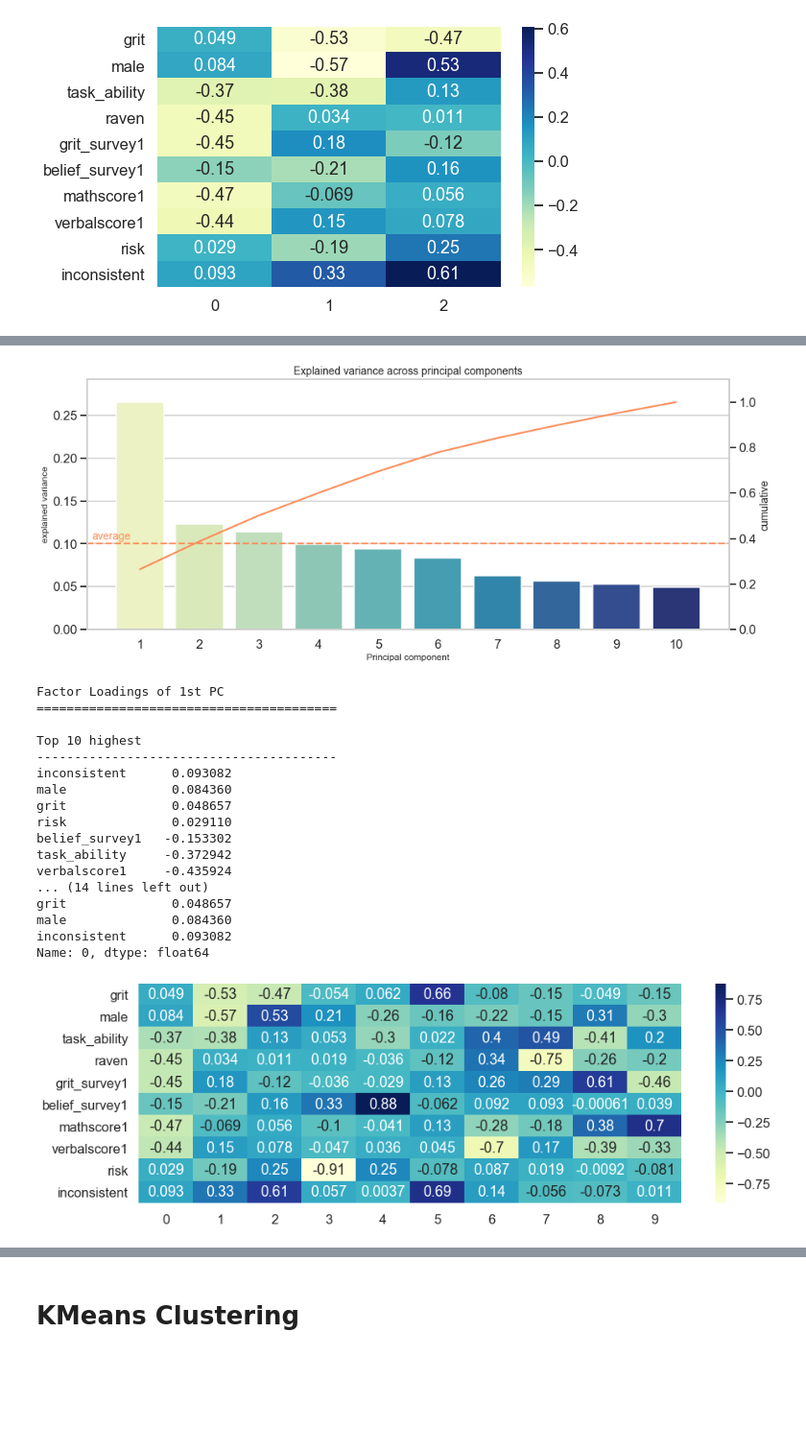
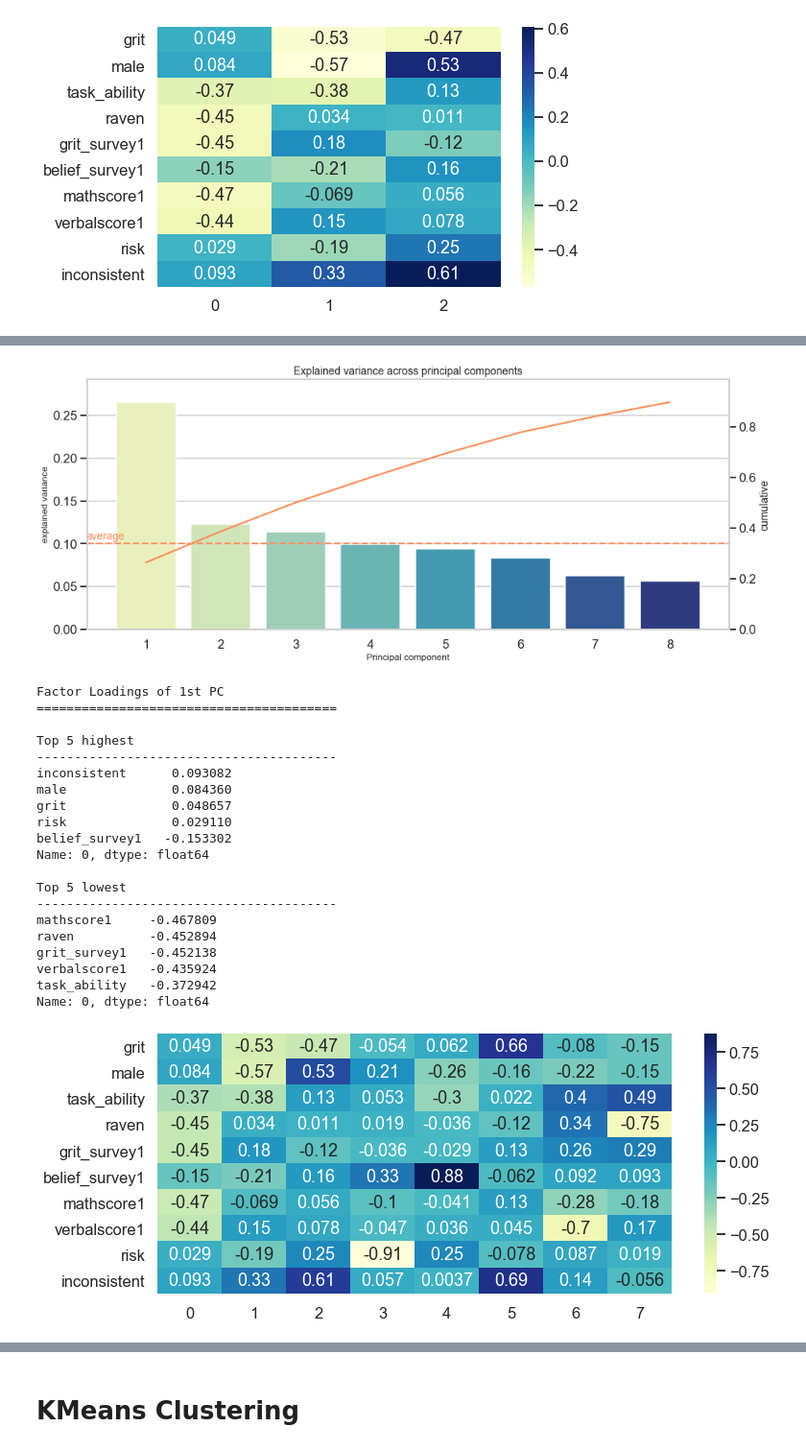
Before and after one commit to philippschmalen/Code-snippets, a Jupyter notebook: PCA_workflow.ipynb, the cells around one changed output, grey strips where cells are left out. Shown at 96% size. Saved outputs shown, nothing was run; the diff lists cells and outputs as text; code cells hidden in the pictures; blank space fills up the shorter version.

```diff
--- a/PCA_workflow.ipynb
+++ b/PCA_workflow.ipynb
@@ -223,6 +265,6 @@ Name: 0, dtype: float64
 # %%
 # Plot heatmap
-size_yaxis = round(X_raw.shape[1] * 0.5)
+size_yaxis = round(X_std.shape[1] * 0.5)
 
 fig, ax = plt.subplots(figsize=(8,size_yaxis))
 sns.heatmap(df_c.iloc[:,:top_pc], annot=True, cmap="YlGnBu", ax=ax)
@@ -235,5 +289,6 @@ plt.show()
 # %%
 import pandas as pd
+import numpy as np
 from sklearn.decomposition import PCA
 
 #plots
@@ -242,8 +297,9 @@ import seaborn as sns
 sns.set_style("whitegrid")
 sns.set_context("talk")
 
-def do_pca(data_std, feature_names, top_k=10, top_pc=10):
-    """Conduct a PCA on standardized data. Show scree plot and heatmap factor loadings
+def do_pca(data_std, feature_names=None, top_k=10, top_pc=10):
+    """Conduct a PCA on standardized data. Show scree plot and heatmap of factor loadings.
+        Returns a PCA object and the PCA tranformation of the data.
 
     Input
         data_std: dataframe containing standardized data
@@ -254,12 +310,20 @@ def do_pca(data_std, feature_names, top_k=10, top_pc=10):
     Return
         tuple: (pca object, pca transformation)
     """
+    # store feature names if not given
+    if feature_names is None:
+        feature_names = list(data_std.columns)
 
+    #---------------
+    ### 1.
     # initialize and compute pca
     pca = PCA()
-    X_pca = pca.fit_transform(X_std)
+    X_pca = pca.fit_transform(data_std)
 
-    ## PRINT BASIC INFO
+
+    #---------------
+    ### 2.
+    # print explained variance for each component
     n_components = len(pca.explained_variance_ratio_)
     explained_variance = pca.explained_variance_ratio_
     cum_explained_variance = np.cumsum(explained_variance)
@@ -281,11 +345,11 @@ def do_pca(data_std, feature_names, top_k=10, top_pc=10):
     print('-'*40)
 
 
-
-    ## SCREE PLOT: Explained variance
+    #---------------
+    ### 3.
+    # Explained variance plot (scree plot)
     df_explained_variance_limited = df_explained_variance.iloc[:top_pc,:]
 
-    #make scree plot
     fig, ax1 = plt.subplots(figsize=(15,6))
 
     ax1.set_title('Explained variance across principal components', fontsize=14)
@@ -300,7 +364,8 @@ def do_pca(data_std, feature_names, top_k=10, top_pc=10):
     ax2 = sns.lineplot(x=idx[:top_pc]-1, y='cumulative', data=df_explained_variance_limited, color='#fc8d59')
 
     ax1.axhline(mean_explained_variance, ls='--', color='#fc8d59') #plot mean
-    ax1.text(-.8, mean_explained_variance+(mean_explained_variance*.05), "average", color='#fc8d59', fontsize=14) #label y axis
+    #label y axis
+    ax1.text(-.8, mean_explained_variance+(mean_explained_variance*.05), "average", color='#fc8d59', fontsize=14)
 
     max_y1 = max(df_explained_variance_limited.iloc[:,0])
     max_y2 = max(df_explained_variance_limited.iloc[:,1])
@@ -310,10 +375,9 @@ def do_pca(data_std, feature_names, top_k=10, top_pc=10):
     plt.show()
 
 
-
-
-    ## FACTOR LOADINGS
-    # df factor loadings
+    #---------------
+    ### 4.
+    # Correlations of features with components
     df_c = pd.DataFrame(pca.components_, columns=feature_names).T
 
     print("Factor Loadings of 1st PC")
@@ -334,44 +398,50 @@ def do_pca(data_std, feature_names, top_k=10, top_pc=10):
     sns.heatmap(df_c.iloc[:,:top_pc], annot=True, cmap="YlGnBu", ax=ax)
     plt.show()
 
+    #---------------
+    ### 5.
+    # Pca object and transformed data
     return pca, pd.DataFrame(X_pca)
 # %%
-pca, X_pca = do_pca(X_std, X_raw_colnames)
+pca, X_pca = do_pca(X_std, top_pc=8, top_k=5)
 # %% [output]
 PCA Overview
 ========================================
 Total: 10 components
 ----------------------------------------
 Mean explained variance: 0.1
 ----------------------------------------
     explained variance  cumulative
 1             0.265261    0.265261
 2             0.122700    0.387962
 3             0.113990    0.501951
 4             0.099139    0.601090
 5             0.094357    0.695447
 6             0.083412    0.778859
 7             0.063117    0.841976
 8             0.056386    0.898362
 9             0.052588    0.950950
 10            0.049050    1.000000
 ----------------------------------------
-[figure, old version]
+[figure, new version]
 Factor Loadings of 1st PC
 ========================================
 
-Top 10 highest
+Top 5 highest
 ----------------------------------------
 inconsistent      0.093082
 male              0.084360
 grit              0.048657
 risk              0.029110
 belief_survey1   -0.153302
-task_ability     -0.372942
-verbalscore1     -0.435924
-... (14 lines left out)
-grit              0.048657
-male              0.084360
-inconsistent      0.093082
 Name: 0, dtype: float64
+
+Top 5 lowest
+----------------------------------------
+mathscore1     -0.467809
+raven          -0.452894
+grit_survey1   -0.452138
+verbalscore1   -0.435924
+task_ability   -0.372942
+Name: 0, dtype: float64
-[figure, old version]
+[figure, new version]
```
Also changed, not shown: parts of 34 cells of this notebook, 1 other file.
